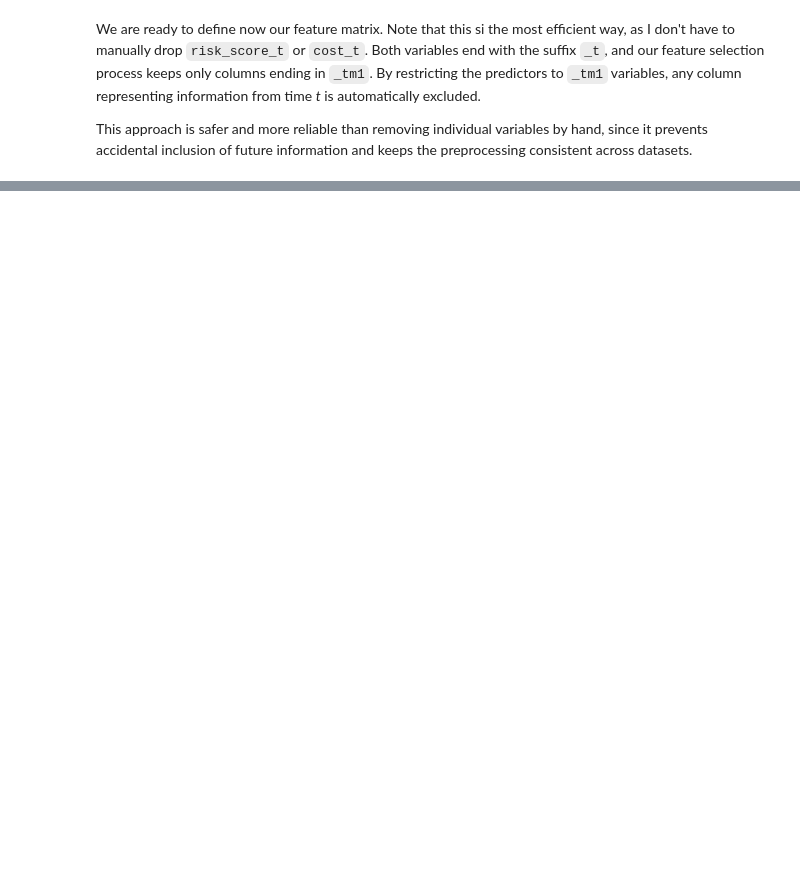
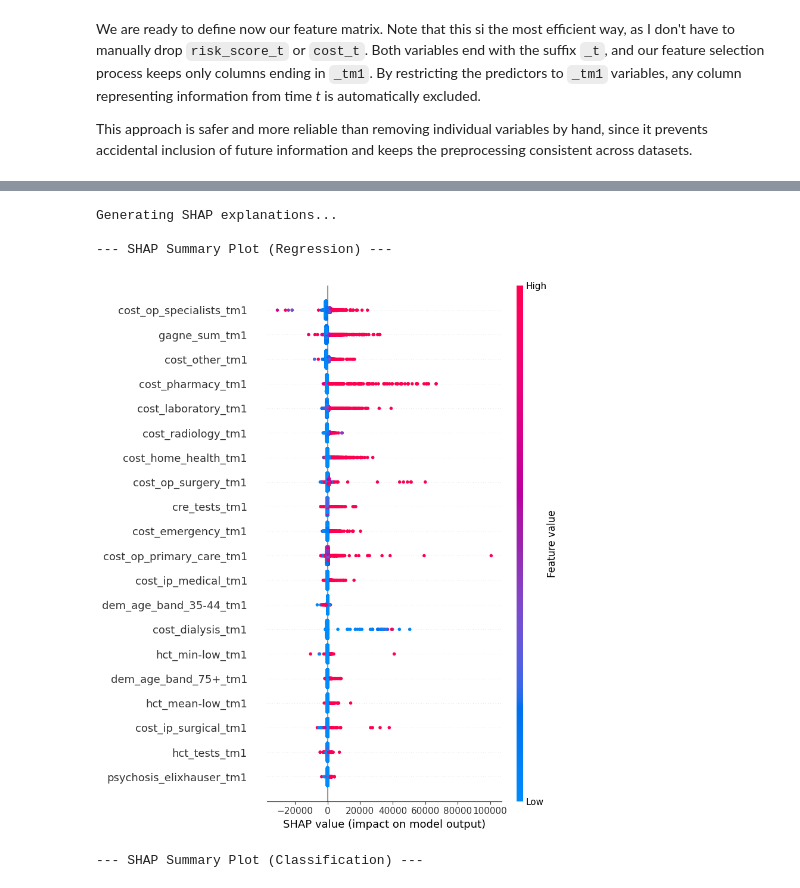
Before and after one commit to pablosreyero/TUDa_Explainable_AI_Project, a Jupyter notebook: project_notebook.ipynb, the cells around one changed output, grey strips where cells are left out. Drawn from its saved outputs; the diff is of its cells as text; code cells hidden in the pictures; blank space fills up the shorter version.

```diff
--- a/project_notebook.ipynb
+++ b/project_notebook.ipynb
@@ -155,0 +184,8 @@ X = df[tm1_columns].copy()
+# %%
+X_train_reg, X_test_reg, y_train_reg, y_test_reg = train_test_split(
+    X, y_reg, test_size=0.2, random_state=42
+)
+
+X_train_clf, X_test_clf, y_train_clf, y_test_clf = train_test_split(
+    X, y_clf, test_size=0.2, random_state=42
+)
@@ -155,0 +205,21 @@ X = df[tm1_columns].copy()
+# %%
+# regression model
+reg_model = XGBRegressor(
+    n_estimators=200,
+    max_depth=5,
+    learning_rate=0.05,
+    random_state=42
+)
+
+reg_model.fit(X_train_reg, y_train_reg)
+
+# classification model
+clf_model = XGBClassifier(
+    n_estimators=200,
+    max_depth=5,
+    learning_rate=0.05,
+    random_state=42,
+    eval_metric='logloss'
+)
+
+clf_model.fit(X_train_clf, y_train_clf)
@@ -155,0 +330,22 @@ X = df[tm1_columns].copy()
+# %%
+print("\nGenerating SHAP explanations...")
+
+# Regression SHAP
+explainer_reg = shap.TreeExplainer(reg_model)
+shap_values_reg = explainer_reg.shap_values(X_test_reg)
+
+print("\n--- SHAP Summary Plot (Regression) ---")
+shap.summary_plot(shap_values_reg, X_test_reg)
+
+# Classification SHAP
+explainer_clf = shap.TreeExplainer(clf_model)
+shap_values_clf = explainer_clf.shap_values(X_test_clf)
+
+print("\n--- SHAP Summary Plot (Classification) ---")
+shap.summary_plot(shap_values_clf, X_test_clf)
+# %% [output]
+Generating SHAP explanations...
+
+--- SHAP Summary Plot (Regression) ---
+[figure, added]
+--- SHAP Summary Plot (Classification) ---
```
Also changed, not shown: parts of 16 cells of this notebook, 1 other file.
